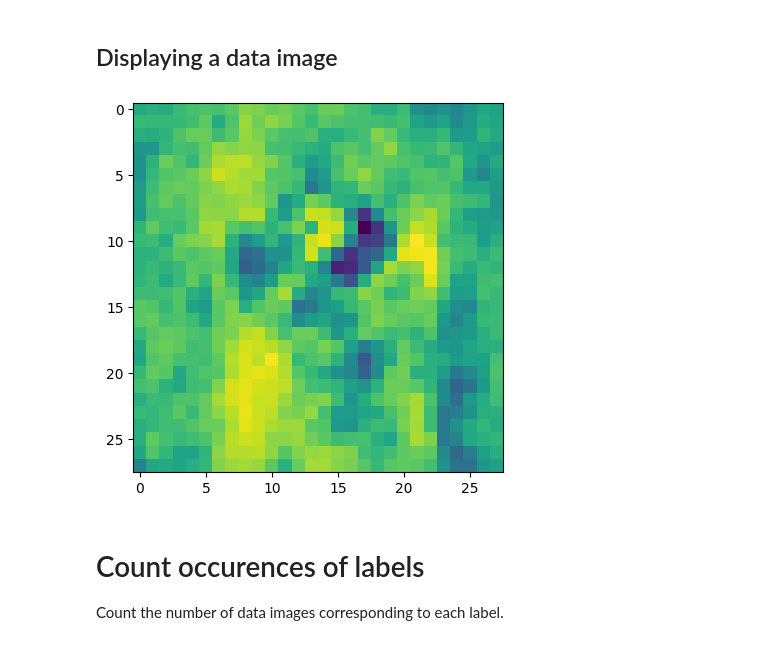
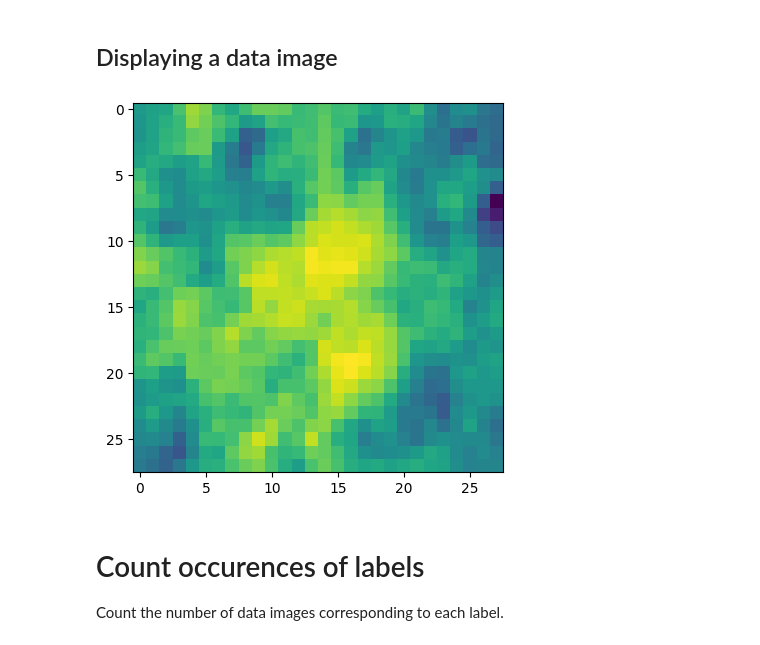
Before and after one commit to lusxvr/cogs118b_finalProject, a Jupyter notebook: test.ipynb, the cells around one changed output. Drawn from its saved outputs; the diff is of its cells as text; code cells hidden in the pictures.

```diff
--- a/test.ipynb
+++ b/test.ipynb
@@ -41,27 +41,27 @@ print(df) # Shape (#images, h*w+1) (here: (10015, 785))
 # %%
 def disp_img(data_vec):
     # Handle the cases of whether the label for an image is provided or not
     if math.sqrt(np.size(data_vec)) != int(math.sqrt(np.size(data_vec))):
         img_label = data_vec[-1]
         img_vec = data_vec[0:-1]
     else:
         img_vec = data_vec
 
     size = np.size(img_vec)
     dimension = int(math.sqrt(size))
 
     img_mat = np.reshape(np.array(img_vec), (dimension, dimension))
 
     plt.imshow(img_mat)
     plt.show()
 
 
-img_number = 0 # Index of a particular data image
+img_number = 9869 # Index of a particular data image
 data_vec = df.loc[img_number]
 
 disp_img(data_vec)
 # %% [output]
-[figure, old version]
+[figure, new version]
 # %% [markdown]
 # Count occurences of labels
 Count the number of data images corresponding to each label.
```
Also changed, not shown: parts of 2 cells of this notebook.
